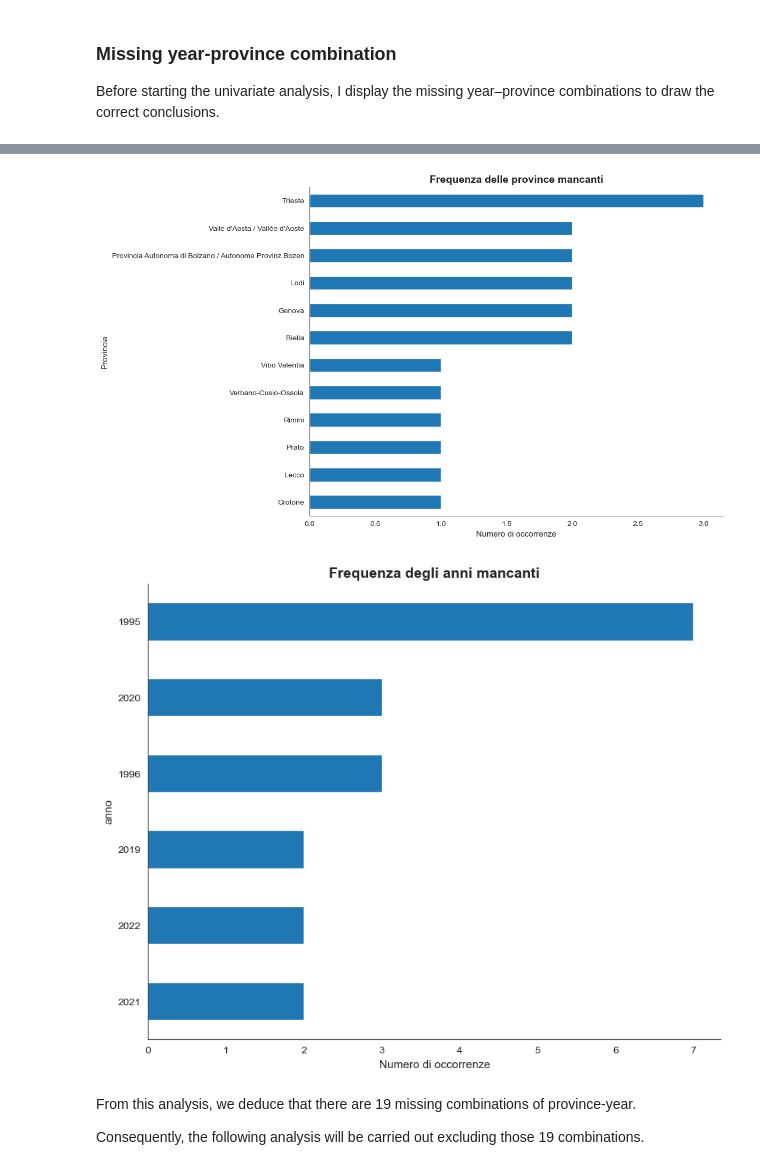
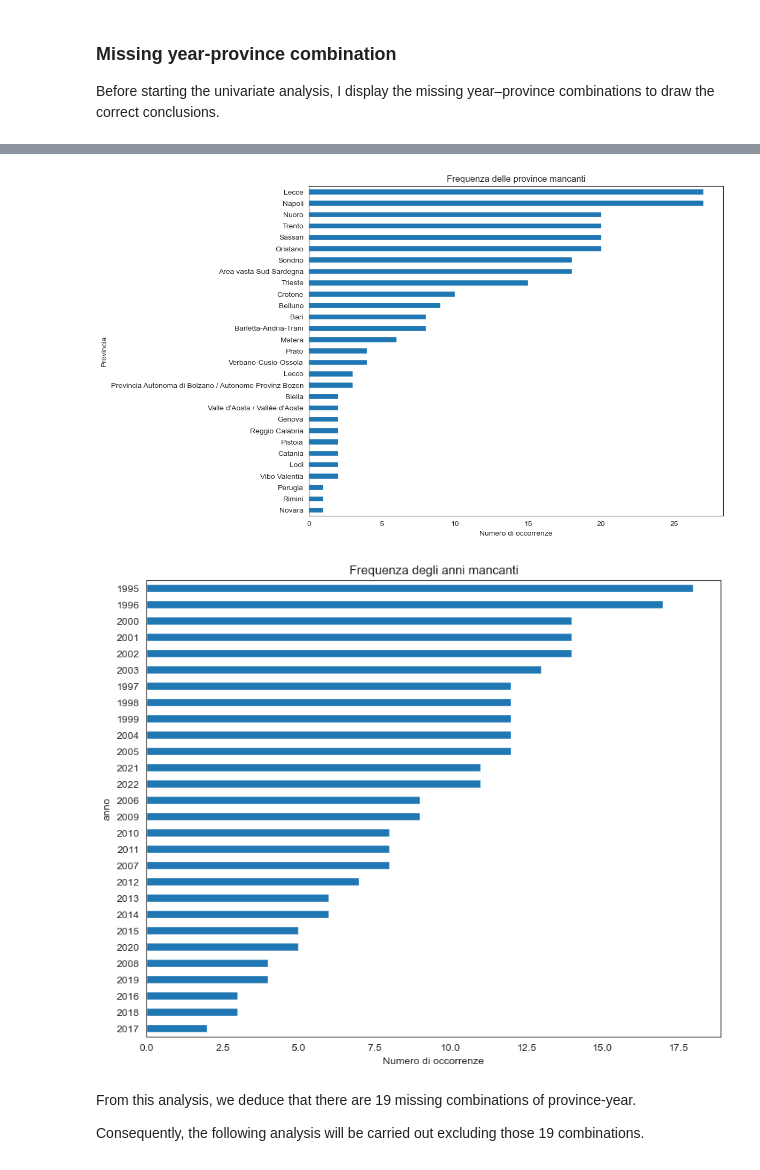
Before and after one commit to AlessioRepetto/agriclimate-intelligence, a Jupyter notebook: notebooks/EDA_produzione.ipynb, the cells around one changed output, grey strips where cells are left out. Drawn from its saved outputs; the diff is of its cells as text; code cells hidden in the pictures.

```diff
--- a/notebooks/EDA_produzione.ipynb
+++ b/notebooks/EDA_produzione.ipynb
@@ -31,17 +22,21 @@ In particular:
 province_transformation.py contains a collection of utilities used to apply the necessary transformation to each province csv file
 eda_utils.py contains a collection of utilities used for exploratory data analysis
 # %%
-#CURRENT_DIR = Path.cwd().resolve()
+CURRENT_DIR = Path.cwd().resolve()
+PROJECT_ROOT = CURRENT_DIR.parent
 
-#PROJECT_ROOT = CURRENT_DIR.parent
+SRC_DIR = PROJECT_ROOT / "src"
+DATA_DIR = PROJECT_ROOT / "data"
 
-#DATA_DIR = '.. /data'
+# Make the project utilities available when the notebook is executed
+# from the notebooks directory.
+if str(SRC_DIR) not in sys.path:
+    sys.path.append(str(SRC_DIR))
+
+from eda_utils import *
 # %%
 # This file is the result of the previous step of transformation and aggregation of all province dataset
-#PRODUCTION_DATA = DATA_DIR / "production_full_dataset.csv"
+PRODUCTION_DATA = DATA_DIR / "production_full_dataset.csv"
-# %%
-#Riga inserita per importare i dati dal mio computer locale
-PRODUCTION_DATA= r"C:\Users\Andrea\master\Capston\production_full_dataset.csv"
 # %%
 df = pd.read_csv(PRODUCTION_DATA)
 
@@ -133,19 +128,10 @@ grain_maize_df = df[df["crop_name"] == "Grain maize"].drop(columns=q_columns).co
 ### Missing year-province combination
 Before starting the univariate analysis, I display the missing year–province combinations to draw the correct conclusions.
 # %%
-#I check which year–province combinations are missing.
-df_new=df.drop(columns=q_columns).copy()
-province = df_new["province"].unique()
-years = df_new["year"].unique()
+missing = find_missing_combinations(soft_wheat_df,"province","year")
 
-atteso = pd.MultiIndex.from_product([province, years], names=["province", "year"])
-reale = pd.MultiIndex.from_frame(df_new[["province", "year"]])
-mancanti = atteso.difference(reale)
-
-mancanti=pd.DataFrame(list(mancanti), columns=["province", "year"])
-
-display(mancanti.head())
-display(mancanti.tail())
-display(mancanti.shape)
+display(missing.head())
+display(missing.tail())
+display(missing.shape)
 # %% [output]
 |  | province | year |
@@ -194,22 +202,22 @@ year
 Name: province, dtype: object
 # %%
 plt.figure(figsize=(10, 8))
-mancanti["province"].value_counts().sort_values().plot(kind="barh")
+missing["province"].value_counts().sort_values().plot(kind="barh")
 plt.title("Frequenza delle province mancanti")
 plt.xlabel("Numero di occorrenze")
 plt.ylabel("Provincia")
 plt.show()
 # %% [output]
-[figure, old version]
+[figure, new version]
 # %%
 plt.figure(figsize=(10, 8))
-mancanti["year"].value_counts().sort_values().plot(kind="barh")
+missing["year"].value_counts().sort_values().plot(kind="barh")
 plt.title("Frequenza degli anni mancanti")
 plt.xlabel("Numero di occorrenze")
 plt.ylabel("anno")
 plt.show()
 # %% [output]
-[figure, old version]
+[figure, new version]
 # %% [markdown]
 From this analysis, we deduce that there are 19 missing combinations of province-year.
 
```
Also changed, not shown: parts of 19 cells of this notebook, 1 other file.
